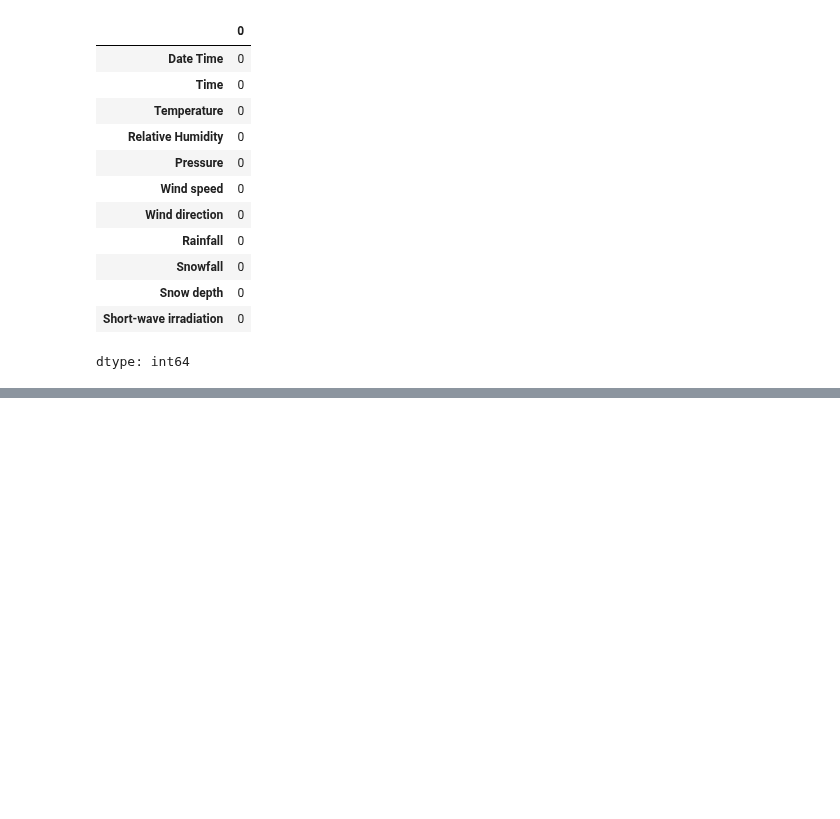
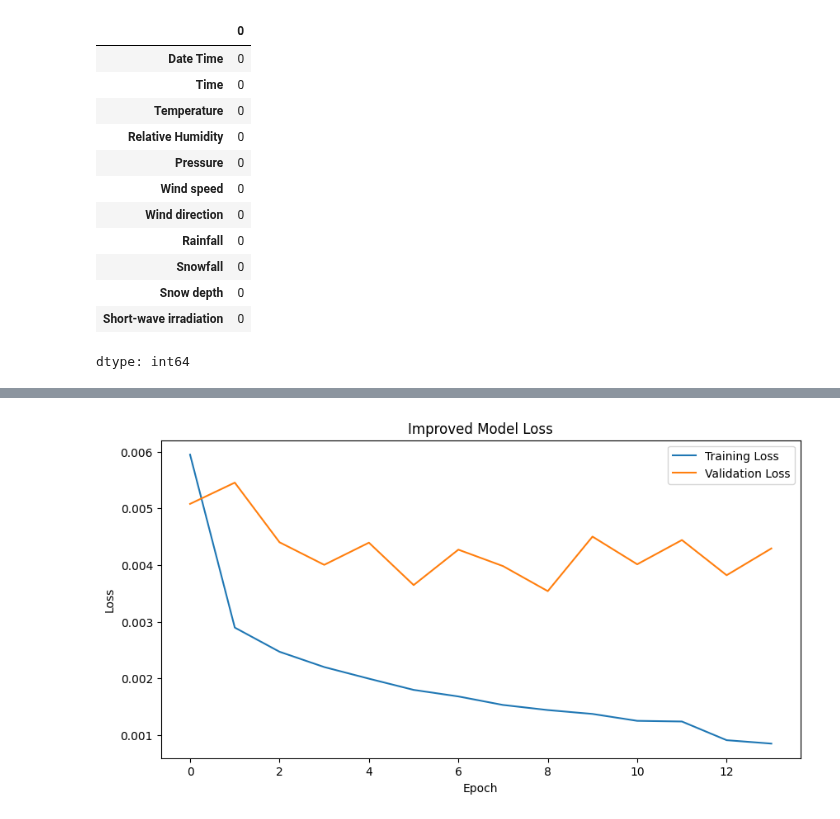
Before and after one commit to jayanth-talasri/Solar-irradiance-forecasting-using-deep-Learning-model-LSTM-, a Jupyter notebook: solar_forecasting.ipynb, the cells around one changed output, grey strips where cells are left out. Saved outputs shown, nothing was run; the diff lists cells and outputs as text; code cells hidden in the pictures; blank space fills up the shorter version.

```diff
--- a/solar_forecasting.ipynb
+++ b/solar_forecasting.ipynb
@@ -726,0 +810,7 @@ dtype: int64
+# %%
+feature_scaler = MinMaxScaler()
+target_scaler = MinMaxScaler()
+X_scaled = feature_scaler.fit_transform(X)
+y_scaled = target_scaler.fit_transform(y.values.reshape(-1, 1))
+print("X_scaled shape:", X_scaled.shape)
+print("y_scaled shape:", y_scaled.shape)
@@ -726,0 +1153,26 @@ dtype: int64
+# %%
+with open("metrics.txt", "w") as f:
+    f.write(f"MAE: {mae}\n")
+    f.write(f"RMSE: {rmse}\n")
+    f.write(f"R2 Score: {r2}\n")
+
+improved_model.save("improved_lstm_model.keras")
+import os
+os.makedirs("results/rainy_graphs", exist_ok=True)
+plt.figure(figsize=(10,5))
+plt.plot(
+    history_improved.history['loss'],
+    label='Training Loss'
+)
+plt.plot(
+    history_improved.history['val_loss'],
+    label='Validation Loss'
+)
+plt.title("Improved Model Loss")
+plt.xlabel("Epoch")
+plt.ylabel("Loss")
+plt.legend()
+plt.savefig("results/graphs/rainy_loss_curve.png")
+plt.show()
+# %% [output]
+[figure, added]
```
Also changed, not shown: parts of 66 cells of this notebook.
